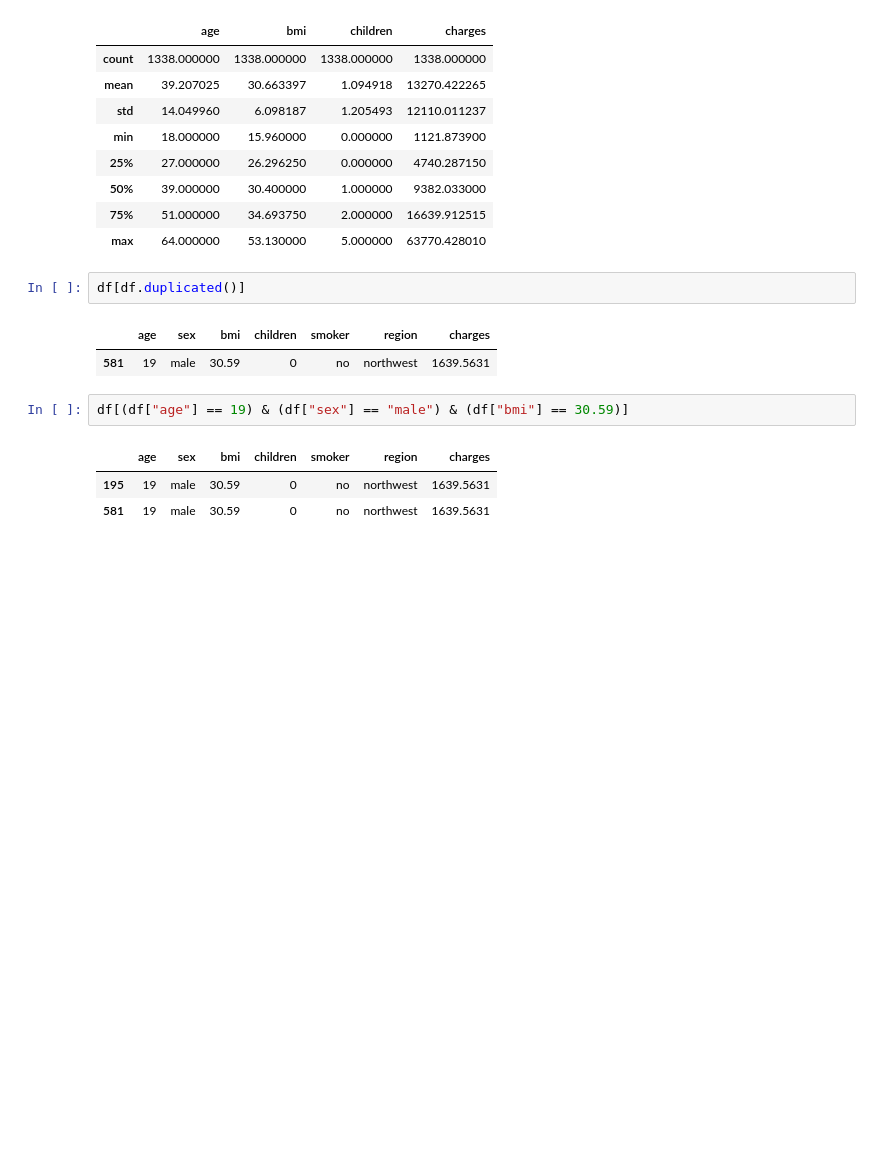
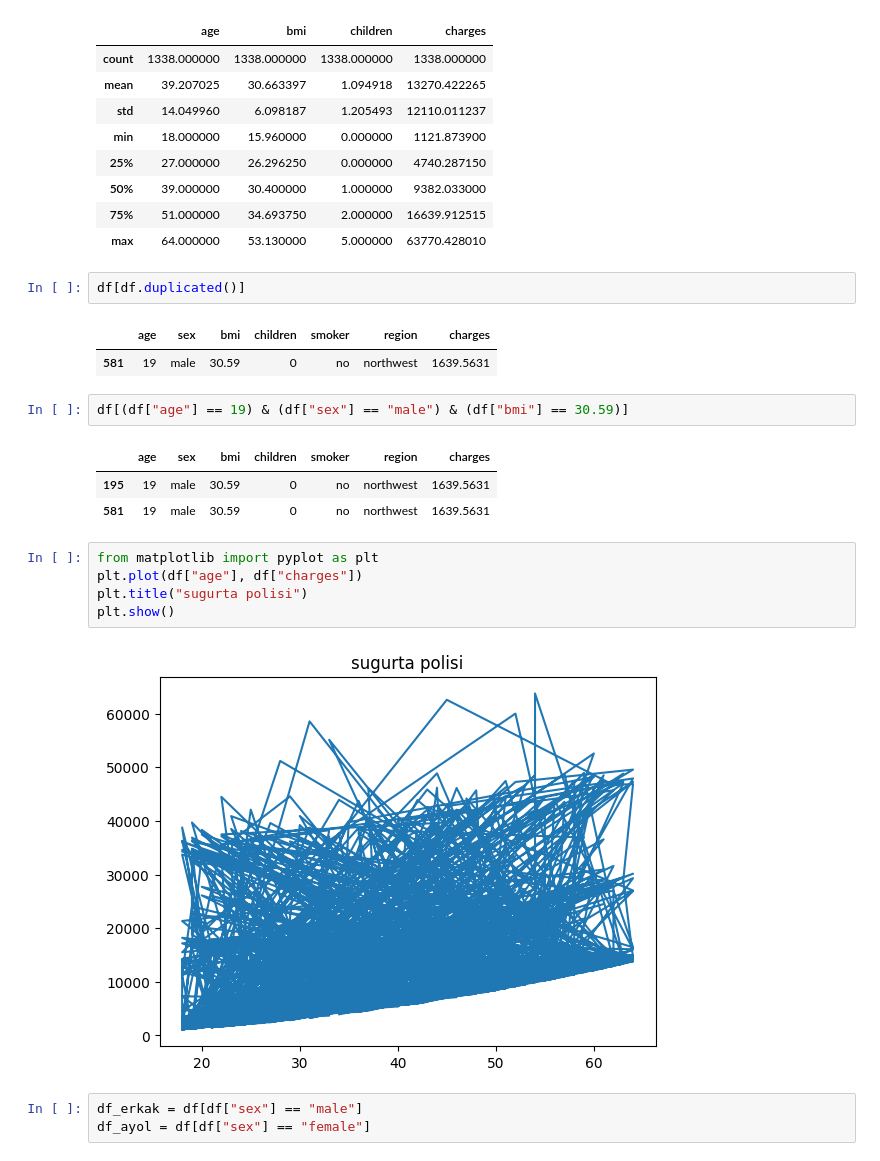
Before and after one commit to Qurbonov-AA/BigData, a Jupyter notebook: 5-guruh.ipynb, the cells around one changed output. Cells and saved outputs as stored; diff of their text form; blank space fills up the shorter version.

```diff
--- a/5-guruh.ipynb
+++ b/5-guruh.ipynb
@@ -59,3 +59,13 @@ df[(df["age"] == 19) & (df["sex"] == "male") & (df["bmi"] == 30.59)]
 |  | age | sex | bmi | children | smoker | region | charges |
 | 195 | 19 | male | 30.59 | 0 | no | northwest | 1639.5631 |
 | 581 | 19 | male | 30.59 | 0 | no | northwest | 1639.5631 |
+# %%
+from matplotlib import pyplot as plt
+plt.plot(df["age"], df["charges"])
+plt.title("sugurta polisi")
+plt.show()
+# %% [output]
+[figure, added]
+# %%
+df_erkak = df[df["sex"] == "male"]
+df_ayol = df[df["sex"] == "female"]
```
Also changed, not shown: parts of 6 cells of this notebook.
